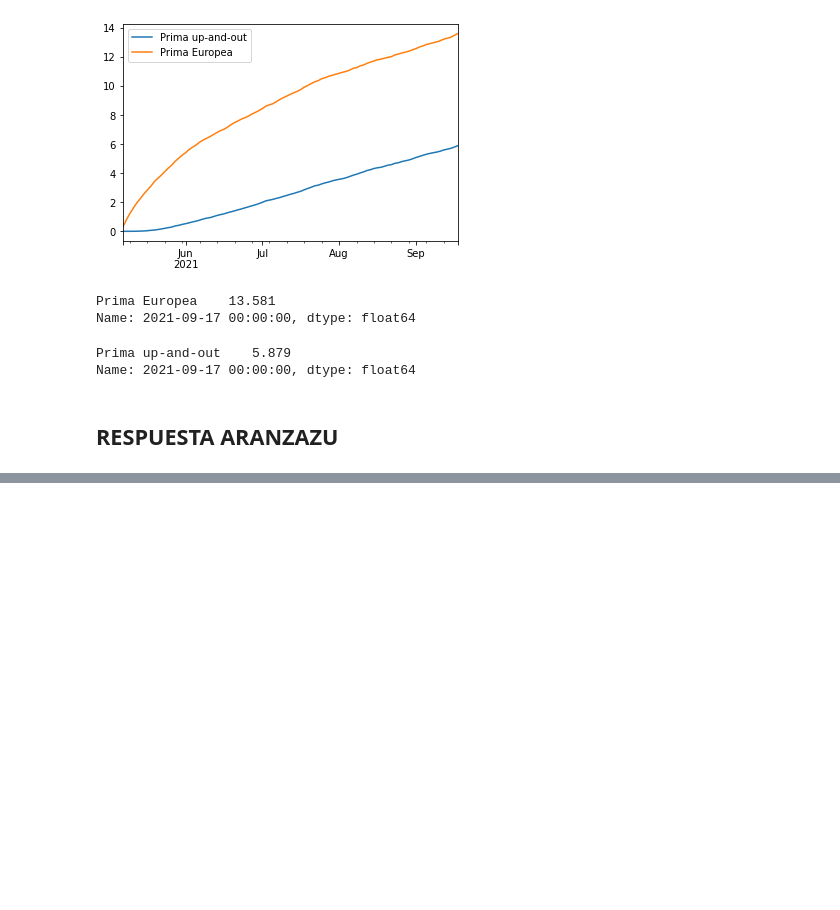
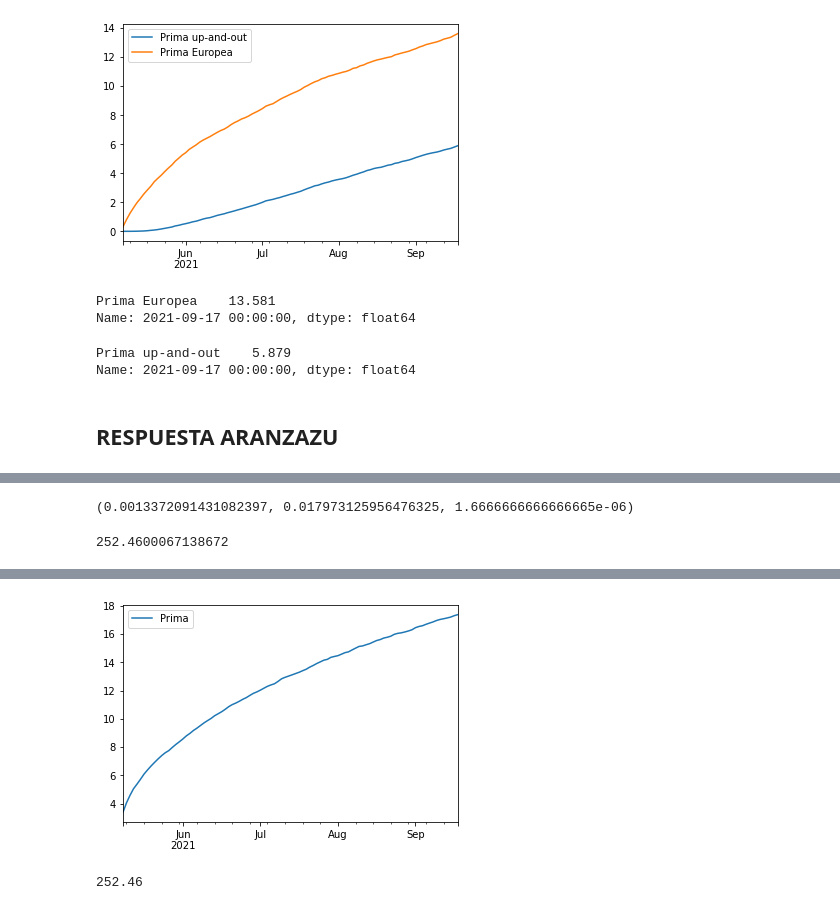
Before and after one commit to Aranzazu-R/Tarea9y10_HectorChavez_AranzazuRendon, a Jupyter notebook: Tarea11_simulación.ipynb, the cells around one changed output, grey strips where cells are left out. Cells and saved outputs as stored; diff of their text form; code cells hidden in the pictures; blank space fills up the shorter version.

```diff
--- a/Tarea11_simulación.ipynb
+++ b/Tarea11_simulación.ipynb
@@ -721,0 +791,4 @@ Name: 2021-09-17 00:00:00, dtype: float64
+# %%
+# Opción a evaluar
+opt_deseada = msft_opt.loc[(msft_opt.Type=='call') & (msft_opt.Strike==255) & (msft_opt.Expiry=='2021-09-17')]
+opt_deseada
@@ -721,0 +799,4 @@ Name: 2021-09-17 00:00:00, dtype: float64
+# %%
+opt_valuar = opt_deseada.loc[list(opt_deseada.index)[0]]
+opt_valuar
+# VALOR DE LA PRIMA = 11.2
@@ -721,0 +816,35 @@ Name: 2021-09-17 00:00:00, dtype: float64
+# %%
+# Mu, Sigma, R
+mu = ret_msft.mean()
+sigma = ret_msft.std()
+r = (0.06/100)/360
+mu, sigma, r
+# %% [output]
+(0.0013372091431082397, 0.017973125956476325, 1.6666666666666665e-06)
+# %%
+# SIMULAR PRECIOS
+# Datos de la opción y del día de actual
+today = pd.Timestamp(date.today())
+expiry = opt_valuar.Expiry
+
+# Fechas desde el día de hoy hasta la fecha de cierre del contrato (considerando unicamente los días hábiles)
+dates = pd.date_range(start = today, end = expiry, freq='B')
+
+# Cantidad de escenarios a simular para el método de montecarlo
+ndays = len(dates)
+nscen = 10000
+
+K = opt_valuar.Strike
+S0 = closes_appl.iloc[-1]
+
+sim_ret = pd.DataFrame(sigma*np.random.randn(ndays,nscen)+r,index=dates)
+sim_closes = S0*np.exp(sim_ret.cumsum())
+S0
+# %% [output]
+252.4600067138672
+# %%
+strike = K
+put=pd.DataFrame({'Prima':np.exp(-r*ndays)*np.fmax(strike - sim_closes, 0).mean(axis=1)}, index=dates)
+put.plot();
+put.iloc[-1]
+# %% [output]
@@ -721,0 +853,6 @@ Name: 2021-09-17 00:00:00, dtype: float64
+[figure, added]
+# %%
+# Spot price
+opt_valuar.Underlying_Price
+# %% [output]
+252.46
```
Also changed, not shown: parts of 26 cells of this notebook.
